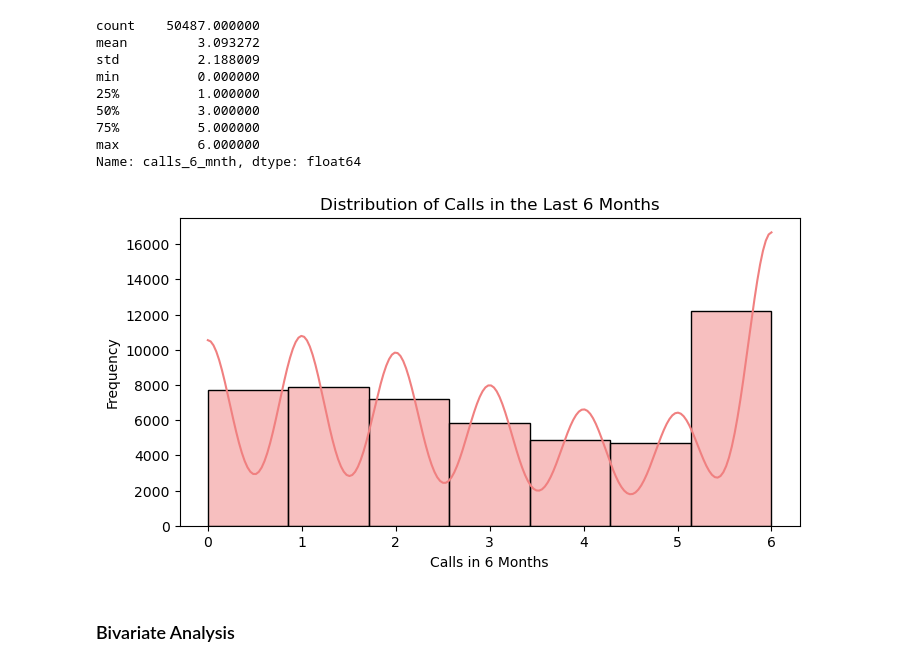
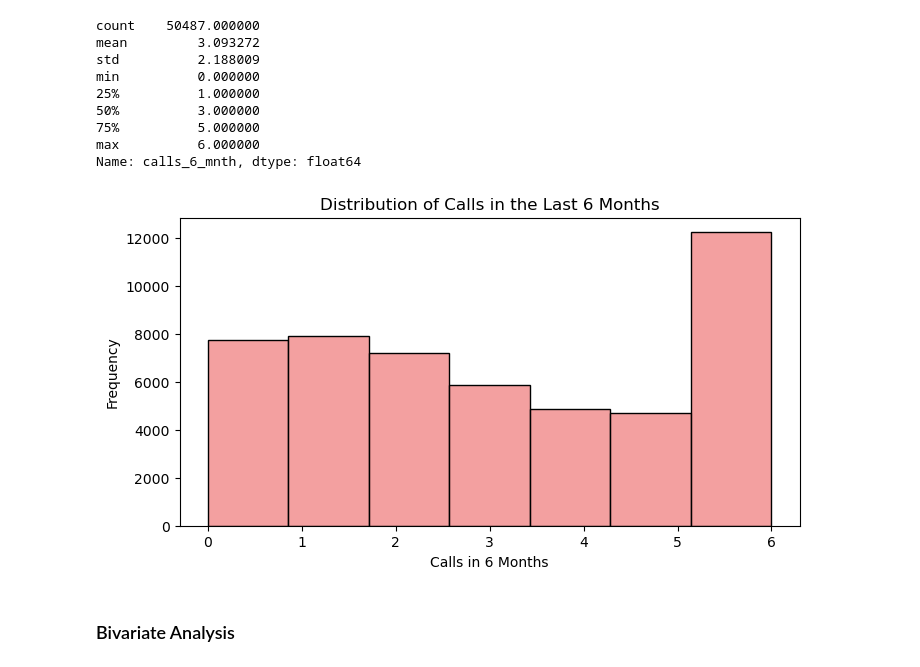
Before and after one commit to MustafaAldabbas/Project-Two-Big, a Jupyter notebook: Notebooks/Mustafa.ipynb, the cells around one changed output. Cells and saved outputs as stored; diff of their text form; code cells hidden in the pictures.

```diff
--- a/Notebooks/Mustafa.ipynb
+++ b/Notebooks/Mustafa.ipynb
@@ -330,13 +336,13 @@ max          6.000000
 Name: calls_6_mnth, dtype: float64
 # %%
 plt.figure(figsize=(8, 4))
-sns.histplot(df_merged['calls_6_mnth'],color='lightcoral', bins=7, kde=True)
+sns.histplot(df_merged['calls_6_mnth'],color='lightcoral', bins=7)
 plt.title('Distribution of Calls in the Last 6 Months')
 plt.xlabel('Calls in 6 Months')
 plt.ylabel('Frequency')
 plt.show()
 # %% [output]
-[figure, old version]
+[figure, new version]
 # %% [markdown]
 ### Bivariate Analysis
 # %% [markdown]
```
Also changed, not shown: parts of 3 cells of this notebook.
